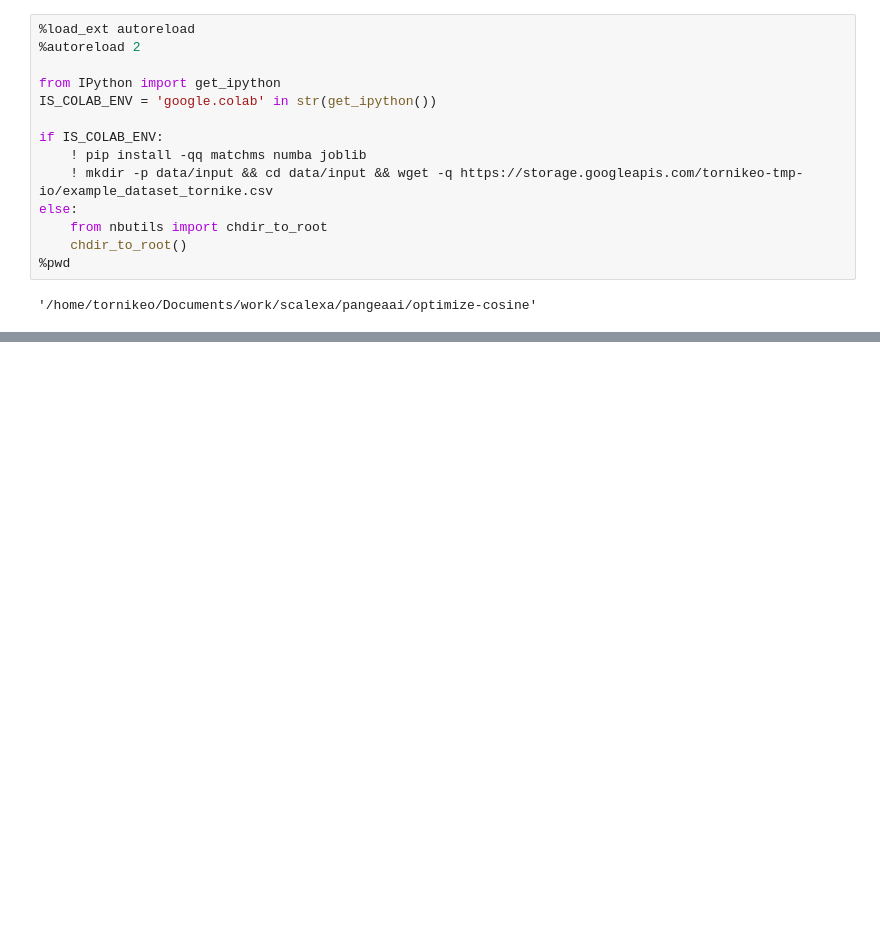
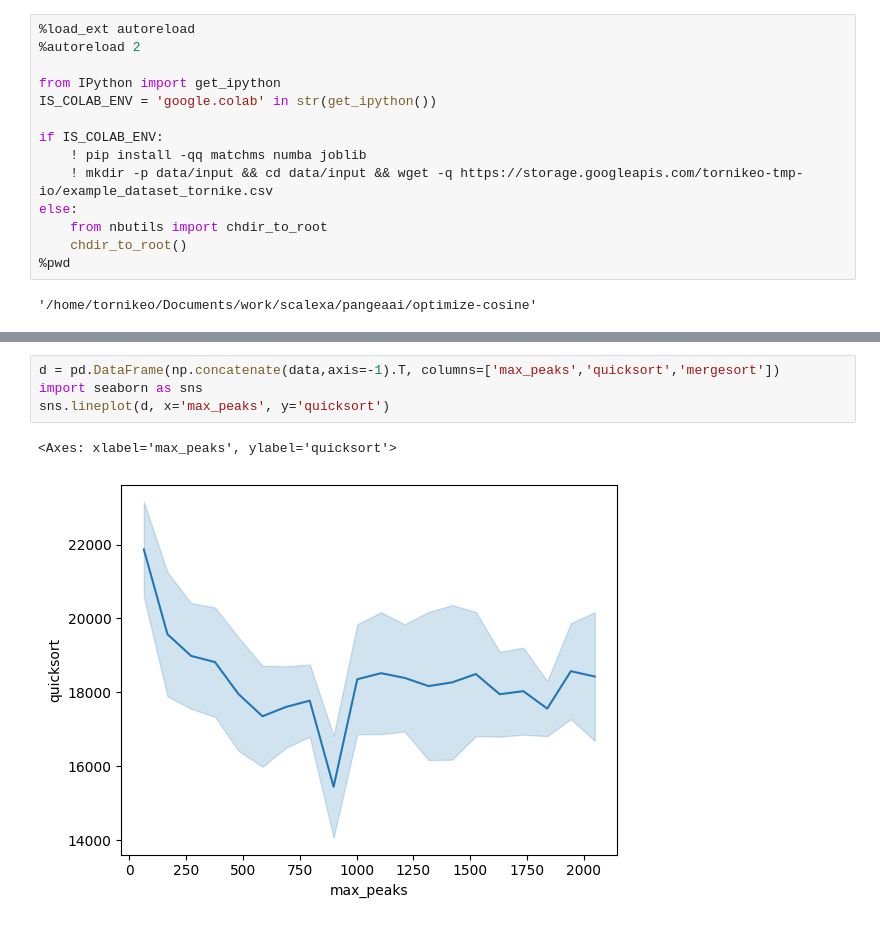
Before and after one commit to tornikeo/cosine-similarity, a Jupyter notebook: notebooks/performance_mergesort_quicksort.ipynb, the cells around one changed output, grey strips where cells are left out. Cells and saved outputs as stored; diff of their text form; blank space fills up the shorter version.

```diff
--- a/notebooks/performance_mergesort_quicksort.ipynb
+++ b/notebooks/performance_mergesort_quicksort.ipynb
@@ -166 +306,8 @@ for tolerance in tqdm(tolerances):
+# %%
+d = pd.DataFrame(np.concatenate(data,axis=-1).T, columns=['max_peaks','quicksort','mergesort'])
+import seaborn as sns
+sns.lineplot(d, x='max_peaks', y='quicksort')
+# %% [output]
+<Axes: xlabel='max_peaks', ylabel='quicksort'>
+[figure, added]
 # %%
```
Also changed, not shown: parts of 13 cells of this notebook, 11 other files.
